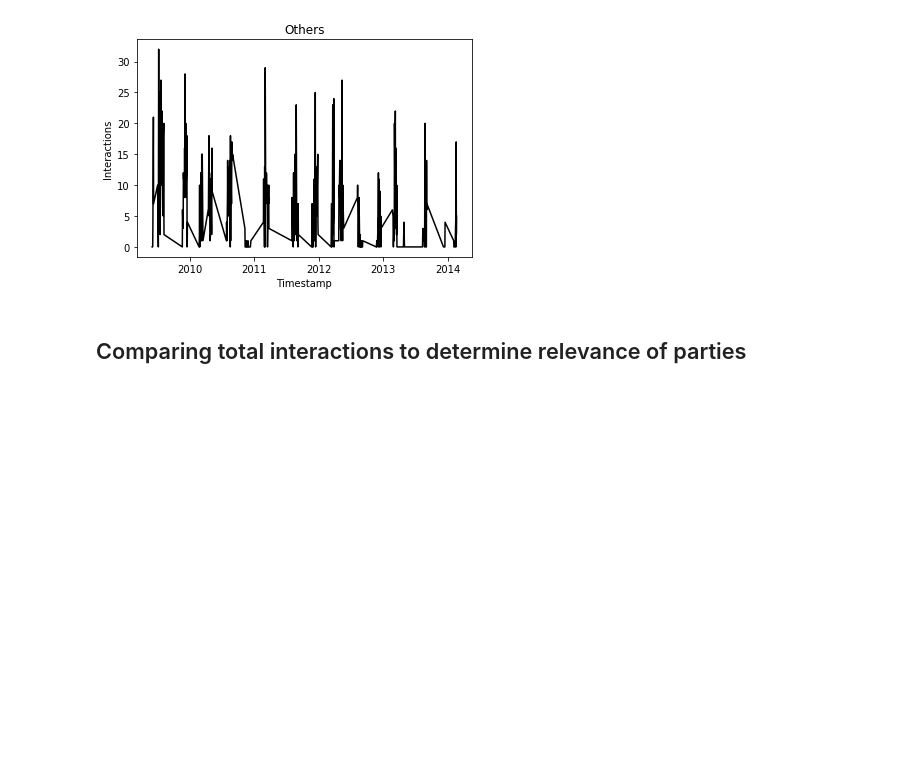
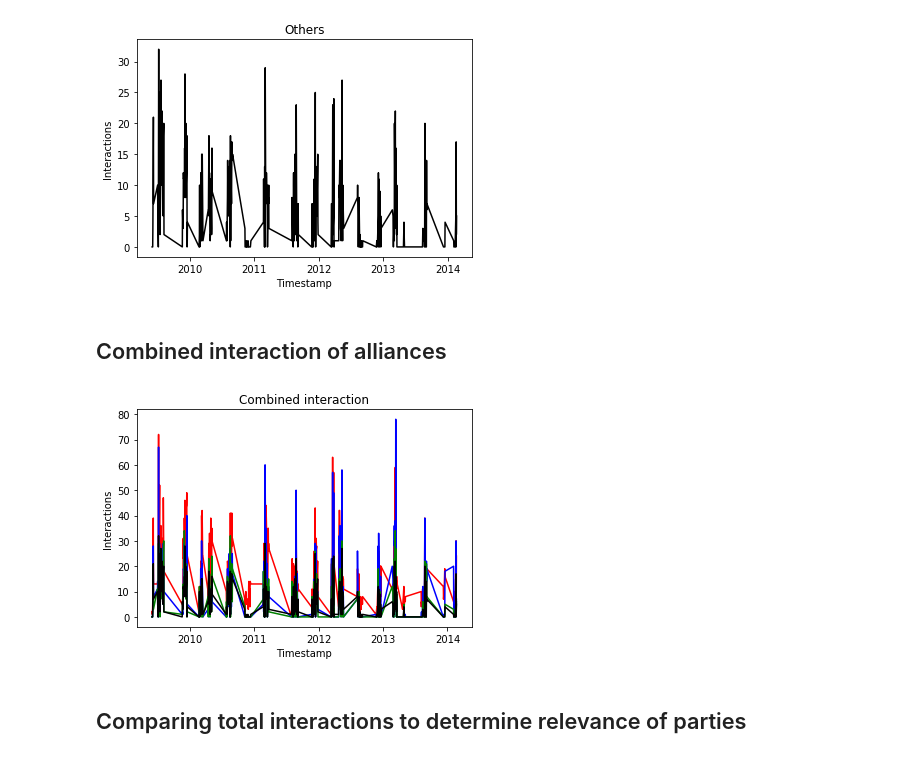
Before and after one commit to aditimavalankar/elec-pred, a Jupyter notebook: Code/Visualizing interactions of parties over time.ipynb, the cells around one changed output. Saved outputs shown, nothing was run; the diff lists cells and outputs as text; code cells hidden in the pictures; blank space fills up the shorter version.

Commit message:
minor changes to Visualization

```diff
--- a/Code/Visualizing interactions of parties over time.ipynb
+++ b/Code/Visualizing interactions of parties over time.ipynb
@@ -125,6 +125,21 @@ for a in alliances:
 [figure]
 [figure]
 [figure]
+# %% [markdown]
+## Combined interaction of alliances
+# %%
+x = sorted(list(session_dates))
+
+for a in alliances:
+    y = [alliance_interactions[rec][a] for rec in x]
+    plt.plot(x, y, color_map[a])
+plt.title('Combined interaction')
+plt.xlabel('Timestamp')
+plt.ylabel('Interactions')
+plt.savefig('../Results/Graphs/Combined.png')
+plt.show()
+# %% [output]
+[figure, added]
 # %% [markdown]
 ## Comparing total interactions to determine relevance of parties
 # %%
```
Also changed, not shown: parts of 2 cells of this notebook.
